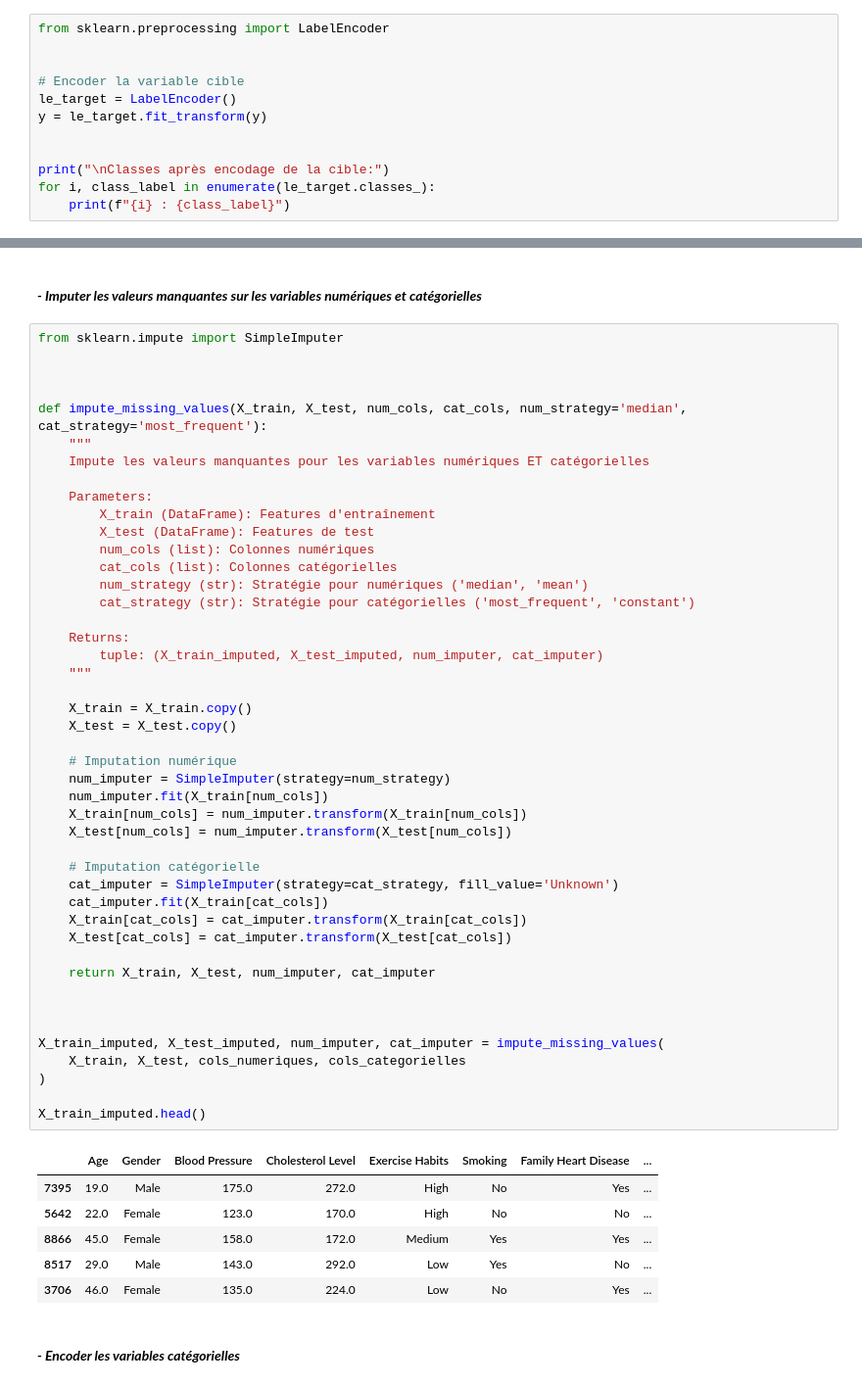
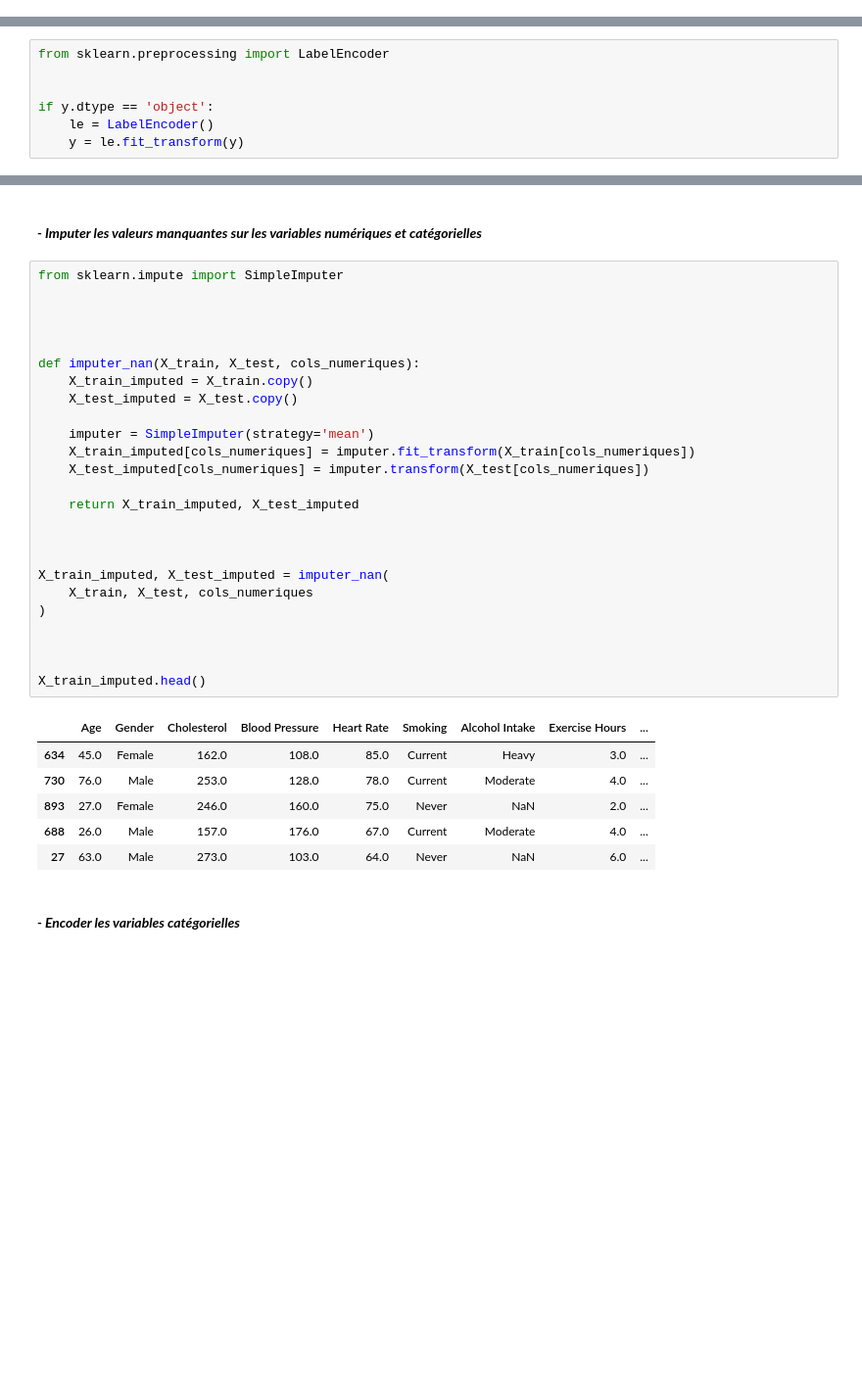
Before and after one commit to Jeathu/corai, a Jupyter notebook: notebooks/corai_expo.ipynb, the cells around one changed output, grey strips where cells are left out. Shown at 98% size. Saved outputs shown, nothing was run; the diff lists cells and outputs as text; blank space fills up the shorter version.

```diff
--- a/notebooks/corai_expo.ipynb
+++ b/notebooks/corai_expo.ipynb
@@ -150,12 +144,0 @@ y = df['Heart Disease Status']
-# %%
-from sklearn.preprocessing import LabelEncoder
-
-
-# Encoder la variable cible
-le_target = LabelEncoder()
-y = le_target.fit_transform(y)
-
-
-print("\nClasses après encodage de la cible:")
-for i, class_label in enumerate(le_target.classes_):
-    print(f"{i} : {class_label}")
@@ -179,3 +158,10 @@ Colonnes catégorielles (11): ['Gender', 'Exercise Habits', 'Smoking', 'Family H
+# %%
+from sklearn.preprocessing import LabelEncoder
+
+
+if y.dtype == 'object':
+    le = LabelEncoder()
+    y = le.fit_transform(y)
 # %% [markdown]
 <br>
 <br>
@@ -212,55 +207,35 @@ __*- Imputer les valeurs manquantes sur les variables numériques et catégoriel
 # %%
 from sklearn.impute import SimpleImputer
 
 
 
-def impute_missing_values(X_train, X_test, num_cols, cat_cols, num_strategy='median', cat_strategy='most_frequent'):
-    """
-    Impute les valeurs manquantes pour les variables numériques ET catégorielles
 
-    Parameters:
-        X_train (DataFrame): Features d'entraînement
-        X_test (DataFrame): Features de test
-        num_cols (list): Colonnes numériques
-        cat_cols (list): Colonnes catégorielles
-        num_strategy (str): Stratégie pour numériques ('median', 'mean')
-        cat_strategy (str): Stratégie pour catégorielles ('most_frequent', 'constant')
+def imputer_nan(X_train, X_test, cols_numeriques):
+    X_train_imputed = X_train.copy()
+    X_test_imputed = X_test.copy()
 
-    Returns:
-        tuple: (X_train_imputed, X_test_imputed, num_imputer, cat_imputer)
-    """
+    imputer = SimpleImputer(strategy='mean')
+    X_train_imputed[cols_numeriques] = imputer.fit_transform(X_train[cols_numeriques])
+    X_test_imputed[cols_numeriques] = imputer.transform(X_test[cols_numeriques])
 
-    X_train = X_train.copy()
-    X_test = X_test.copy()
-
-    # Imputation numérique
-    num_imputer = SimpleImputer(strategy=num_strategy)
-    num_imputer.fit(X_train[num_cols])
-    X_train[num_cols] = num_imputer.transform(X_train[num_cols])
-    X_test[num_cols] = num_imputer.transform(X_test[num_cols])
-
-    # Imputation catégorielle
-    cat_imputer = SimpleImputer(strategy=cat_strategy, fill_value='Unknown')
-    cat_imputer.fit(X_train[cat_cols])
-    X_train[cat_cols] = cat_imputer.transform(X_train[cat_cols])
-    X_test[cat_cols] = cat_imputer.transform(X_test[cat_cols])
-
-    return X_train, X_test, num_imputer, cat_imputer
+    return X_train_imputed, X_test_imputed
 
 
 
-X_train_imputed, X_test_imputed, num_imputer, cat_imputer = impute_missing_values(
-    X_train, X_test, cols_numeriques, cols_categorielles
+X_train_imputed, X_test_imputed = imputer_nan(
+    X_train, X_test, cols_numeriques
 )
 
+
+
 X_train_imputed.head()
 # %% [output]
-|  | Age | Gender | Blood Pressure | Cholesterol Level | Exercise Habits | Smoking | Family Heart Disease | ... |
-| 7395 | 19.0 | Male | 175.0 | 272.0 | High | No | Yes | ... |
-| 5642 | 22.0 | Female | 123.0 | 170.0 | High | No | No | ... |
-| 8866 | 45.0 | Female | 158.0 | 172.0 | Medium | Yes | Yes | ... |
-| 8517 | 29.0 | Male | 143.0 | 292.0 | Low | Yes | No | ... |
-| 3706 | 46.0 | Female | 135.0 | 224.0 | Low | No | Yes | ... |
+|  | Age | Gender | Cholesterol | Blood Pressure | Heart Rate | Smoking | Alcohol Intake | Exercise Hours | ... |
+| 634 | 45.0 | Female | 162.0 | 108.0 | 85.0 | Current | Heavy | 3.0 | ... |
+| 730 | 76.0 | Male | 253.0 | 128.0 | 78.0 | Current | Moderate | 4.0 | ... |
+| 893 | 27.0 | Female | 246.0 | 160.0 | 75.0 | Never | NaN | 2.0 | ... |
+| 688 | 26.0 | Male | 157.0 | 176.0 | 67.0 | Current | Moderate | 4.0 | ... |
+| 27 | 63.0 | Male | 273.0 | 103.0 | 64.0 | Never | NaN | 6.0 | ... |
 # %% [markdown]
 <br>
 
```
Also changed, not shown: parts of 22 cells of this notebook.
